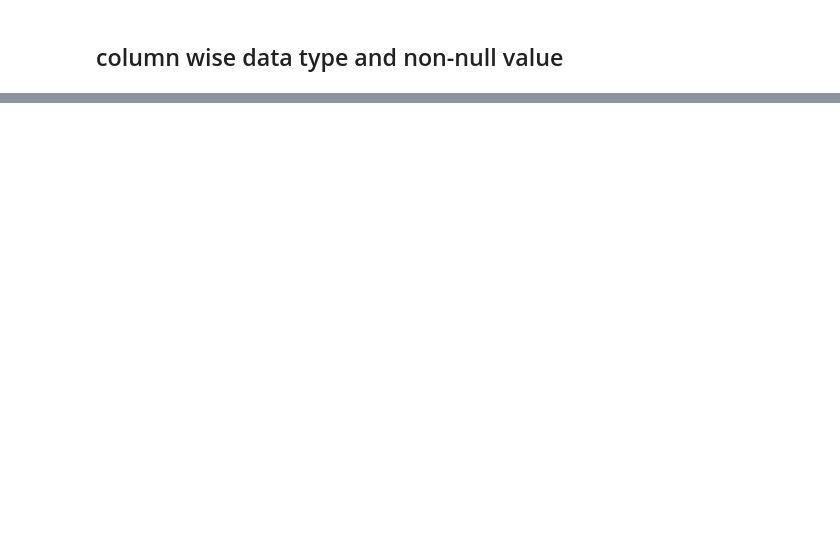
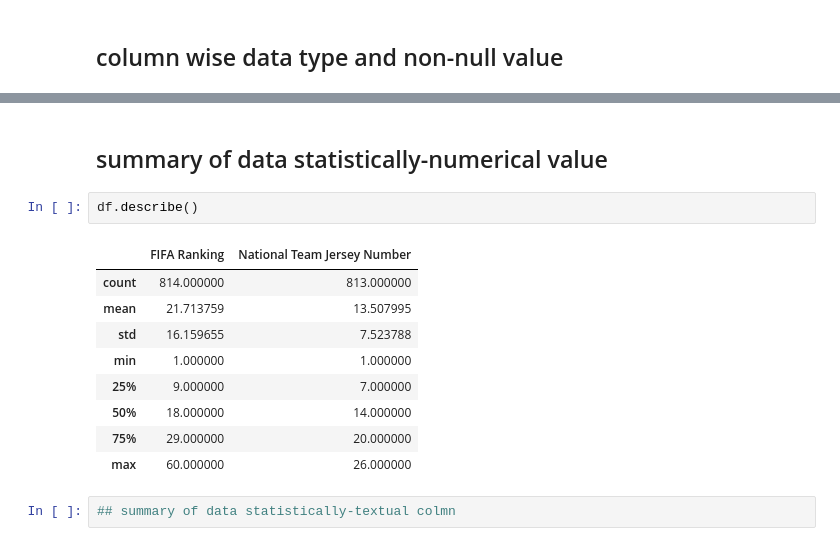
Before and after one commit to Rajya-singh/python-data-analytics, a Jupyter notebook: data_analysis/pandas.ipynb, the cells around one changed output, grey strips where cells are left out. Drawn from its saved outputs; the diff is of its cells as text; blank space fills up the shorter version.

```diff
--- a/data_analysis/pandas.ipynb
+++ b/data_analysis/pandas.ipynb
@@ -57,0 +78,16 @@ df.iloc[10:15] # indexed location,last index is not included
+# %% [markdown]
+## summary of data statistically-numerical value
+# %%
+df.describe()
+# %% [output]
+|  | FIFA Ranking | National Team Jersey Number |
+| count | 814.000000 | 813.000000 |
+| mean | 21.713759 | 13.507995 |
+| std | 16.159655 | 7.523788 |
+| min | 1.000000 | 1.000000 |
+| 25% | 9.000000 | 7.000000 |
+| 50% | 18.000000 | 14.000000 |
+| 75% | 29.000000 | 20.000000 |
+| max | 60.000000 | 26.000000 |
+# %%
+## summary of data statistically-textual colmn
```
Also changed, not shown: parts of 36 cells of this notebook, 3 other files.
